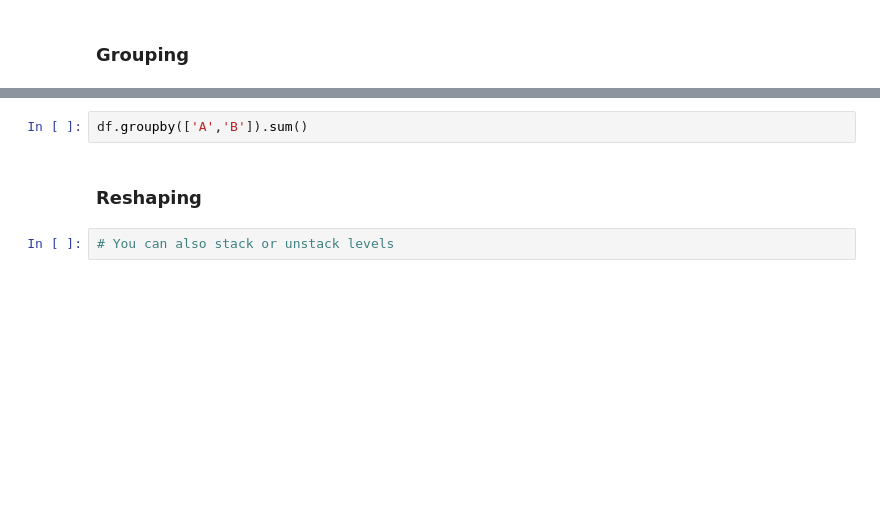
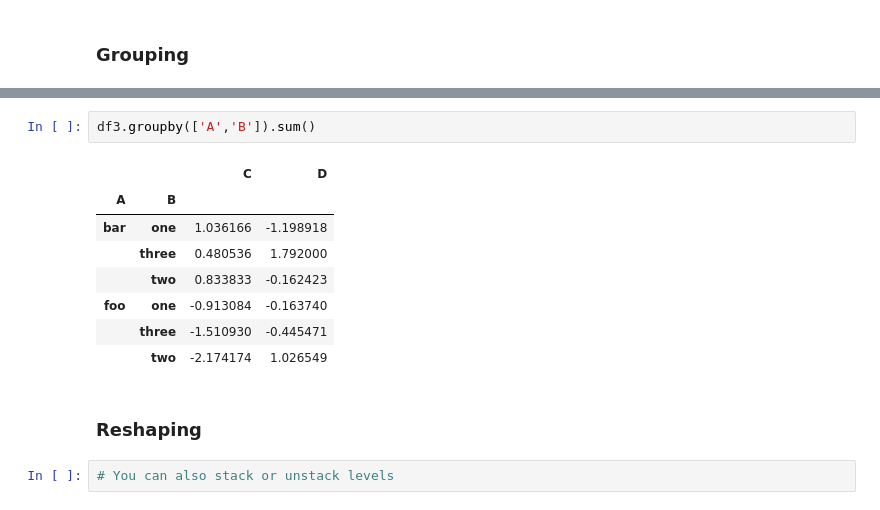
Before and after one commit to JamesByers/GA-SEA-DAT2, a Jupyter notebook: notebooks/02_numpy_and_pandas.ipynb, the cells around one changed output, grey strips where cells are left out. Drawn from its saved outputs; the diff is of its cells as text; blank space fills up the shorter version.

```diff
--- a/notebooks/02_numpy_and_pandas.ipynb
+++ b/notebooks/02_numpy_and_pandas.ipynb
@@ -285,5 +608,14 @@ df
 # %%
-df.groupby(['A','B']).sum()
+df3.groupby(['A','B']).sum()
+# %% [output]
+|  |  | C | D |
+| A | B |  |  |
+| bar | one | 1.036166 | -1.198918 |
+|  | three | 0.480536 | 1.792000 |
+|  | two | 0.833833 | -0.162423 |
+| foo | one | -0.913084 | -0.163740 |
+|  | three | -1.510930 | -0.445471 |
+|  | two | -2.174174 | 1.026549 |
 # %% [markdown]
 ### Reshaping
 # %%
```
Also changed, not shown: parts of 70 cells of this notebook, 4 other files.
